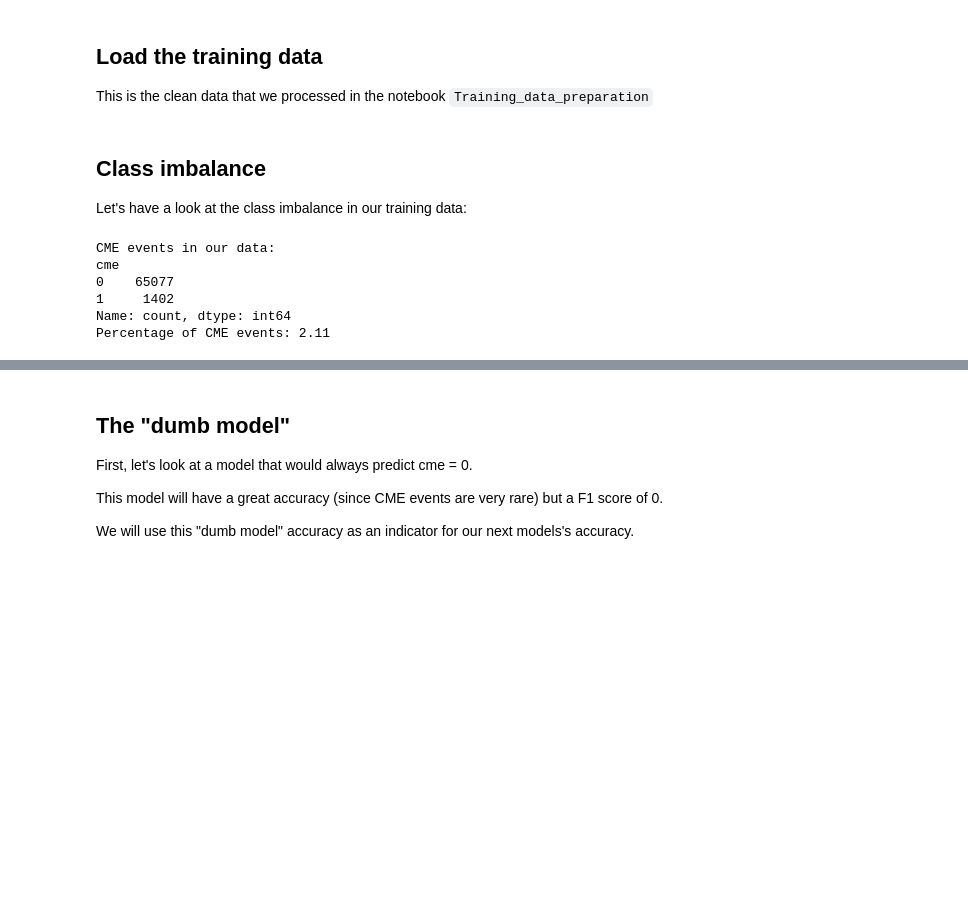
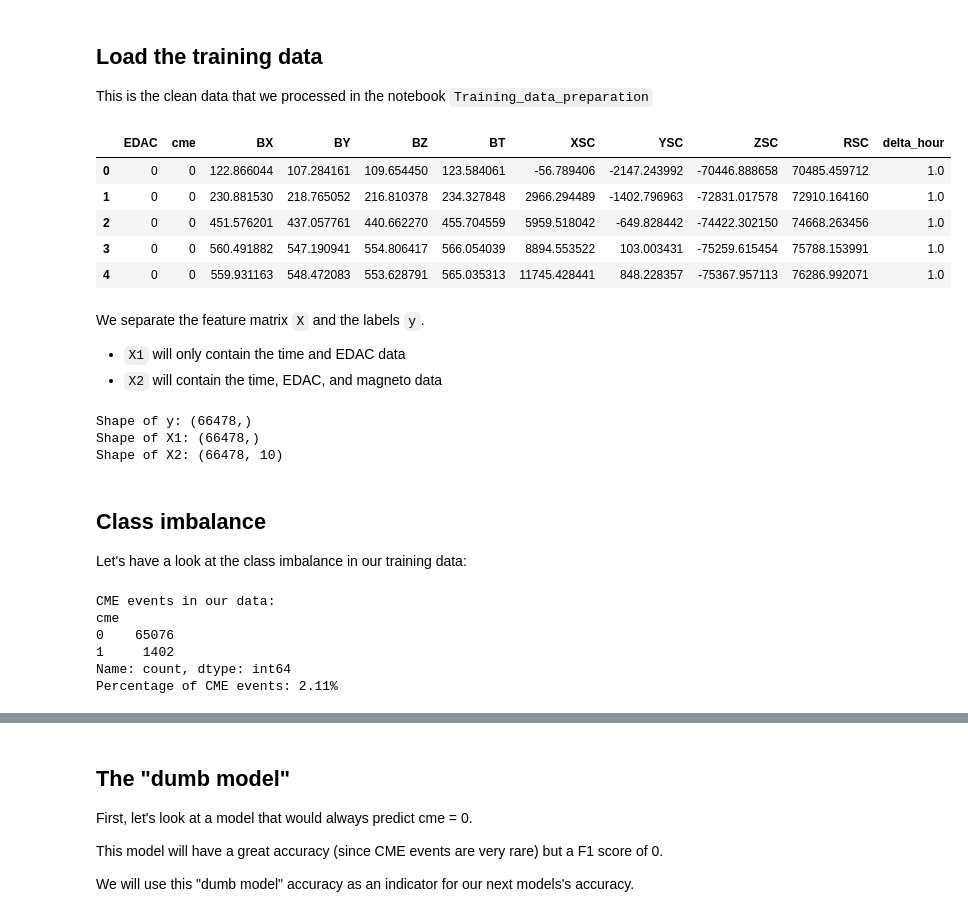
Before and after one commit to CS-433/ml-project-2-ml4esa, a Jupyter notebook: Prediction_models.ipynb, the cells around one changed output, grey strips where cells are left out. Drawn from its saved outputs; the diff is of its cells as text; code cells hidden in the pictures; blank space fills up the shorter version.

```diff
--- a/Prediction_models.ipynb
+++ b/Prediction_models.ipynb
@@ -18,3 +43,16 @@ This is the clean data that we processed in the notebook `Training_data_preparat
 data_path = "DATA/training_data/"
 
 df = pd.read_csv(data_path + "VEX_edac_mag_labeled.csv")
+# %%
+df.head()
+# %% [output]
+|  | EDAC | cme | BX | BY | BZ | BT | XSC | YSC | ZSC | RSC | delta_hour |
+| 0 | 0 | 0 | 122.866044 | 107.284161 | 109.654450 | 123.584061 | -56.789406 | -2147.243992 | -70446.888658 | 70485.459712 | 1.0 |
+| 1 | 0 | 0 | 230.881530 | 218.765052 | 216.810378 | 234.327848 | 2966.294489 | -1402.796963 | -72831.017578 | 72910.164160 | 1.0 |
+| 2 | 0 | 0 | 451.576201 | 437.057761 | 440.662270 | 455.704559 | 5959.518042 | -649.828442 | -74422.302150 | 74668.263456 | 1.0 |
+| 3 | 0 | 0 | 560.491882 | 547.190941 | 554.806417 | 566.054039 | 8894.553522 | 103.003431 | -75259.615454 | 75788.153991 | 1.0 |
+| 4 | 0 | 0 | 559.931163 | 548.472083 | 553.628791 | 565.035313 | 11745.428441 | 848.228357 | -75367.957113 | 76286.992071 | 1.0 |
+# %% [markdown]
+We separate the feature matrix `X` and the labels `y`.
+- `X1` will only contain the time and EDAC data
+- `X2` will contain the time, EDAC, and magneto data
@@ -21,3 +63,11 @@ df = pd.read_csv(data_path + "VEX_edac_mag_labeled.csv")
+# %%
+print("Shape of y:", y.shape)
+print("Shape of X1:", X1.shape)
+print("Shape of X2:", X2.shape)
+# %% [output]
+Shape of y: (66478,)
+Shape of X1: (66478,)
+Shape of X2: (66478, 10)
 # %% [markdown]
 ## Class imbalance
 Let's have a look at the class imbalance in our training data:
@@ -28,14 +78,14 @@ print(df['cme'].value_counts())
 cme_percentage = df['cme'].value_counts()[1] / len(df['cme']) * 100
 
 # Print the percentage of CME events using f-strings and rounding to 2 decimal places
-print(f'Percentage of CME events: {round(cme_percentage, 2)}')
+print(f'Percentage of CME events: {round(cme_percentage, 2)}%')
 # %% [output]
 CME events in our data:
 cme
-0    65077
+0    65076
 1     1402
 Name: count, dtype: int64
-Percentage of CME events: 2.11
+Percentage of CME events: 2.11%
 # %% [markdown]
 The proportion of CME events is very low: only 2% of our data corresponds to a CME.
 
```
Also changed, not shown: parts of 13 cells of this notebook, 3 other files.
